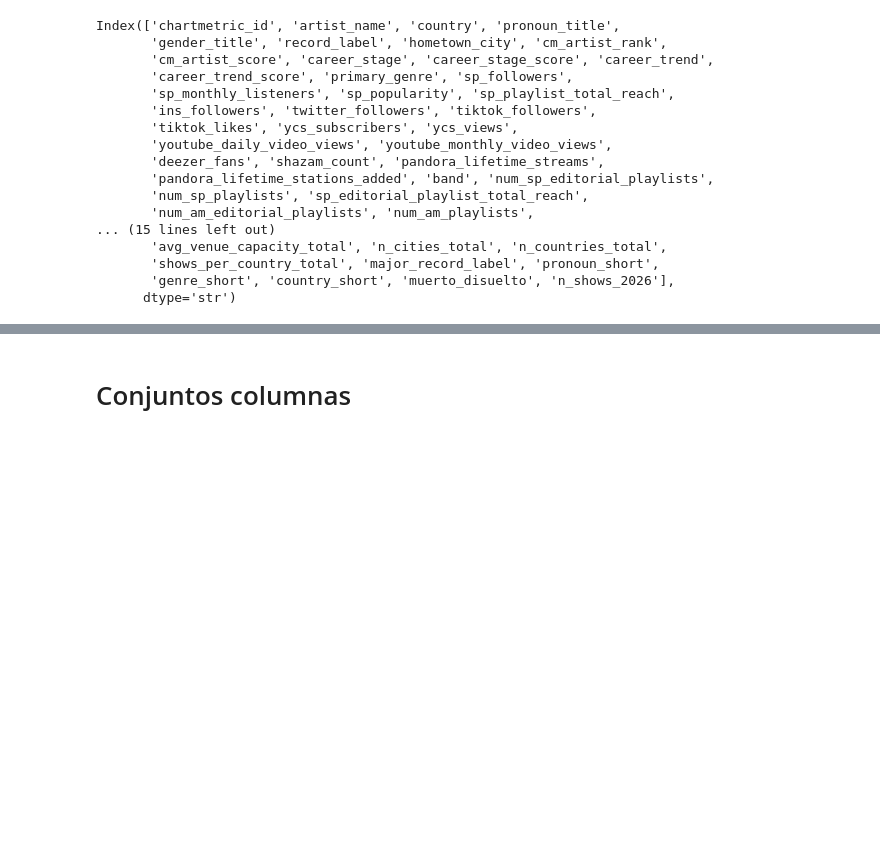
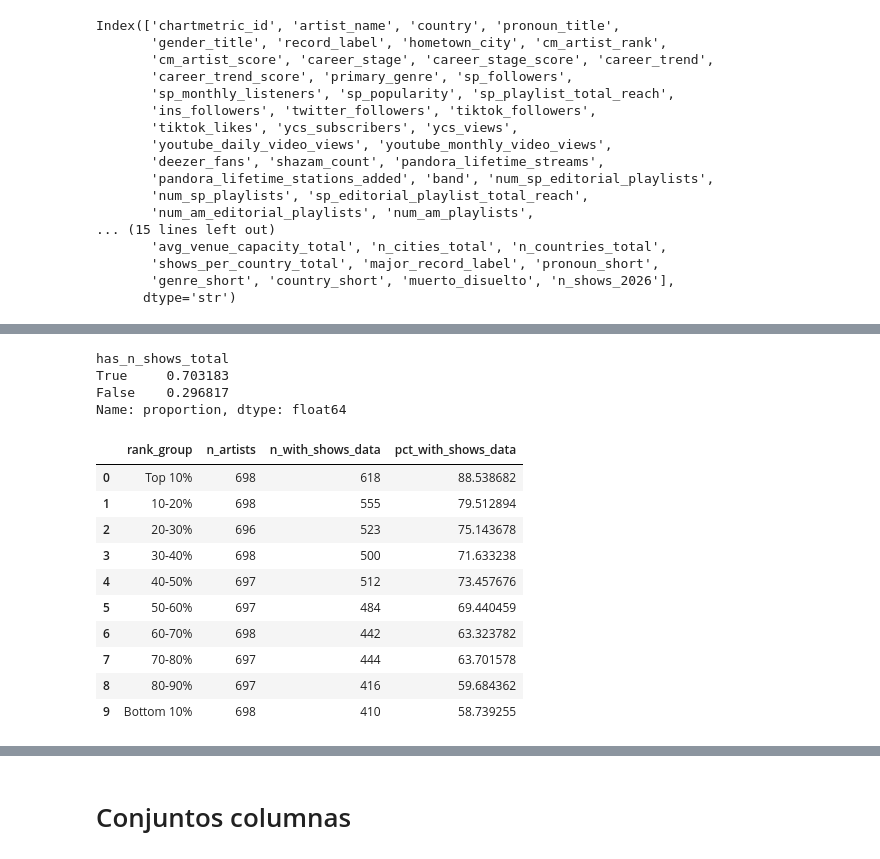
Before and after one commit to SilvanaBContreras/come_together_industria_de_la_musica, a Jupyter notebook: chartmetric_EDA1.ipynb, the cells around one changed output, grey strips where cells are left out. Saved outputs shown, nothing was run; the diff lists cells and outputs as text; code cells hidden in the pictures; blank space fills up the shorter version.

```diff
--- a/chartmetric_EDA1.ipynb
+++ b/chartmetric_EDA1.ipynb
@@ -2397,0 +2477,63 @@ Index(['chartmetric_id', 'artist_name', 'country', 'pronoun_title',
+# %%
+# ============================================================
+# Proporción general de artistas con y sin dato de shows
+# ============================================================
+
+df_rank_live["has_n_shows_total"].value_counts(normalize=True)
+# %% [output]
+has_n_shows_total
+True     0.703183
+False    0.296817
+Name: proportion, dtype: float64
+# %%
+# ============================================================
+# Presencia de datos de shows por tramos de rank
+# ============================================================
+
+df_rank_live["rank_group"] = pd.qcut(
+    df_rank_live["cm_artist_rank"],
+    q=10,
+    labels=[
+        "Top 10%",
+        "10-20%",
+        "20-30%",
+        "30-40%",
+        "40-50%",
+        "50-60%",
+        "60-70%",
+        "70-80%",
+        "80-90%",
+        "Bottom 10%"
+    ]
+)
+
+rank_data_summary = (
+    df_rank_live
+    .groupby("rank_group", observed=True)["has_n_shows_total"]
+    .agg(["count", "sum", "mean"])
+    .reset_index()
+)
+
+rank_data_summary = rank_data_summary.rename(
+    columns={
+        "count": "n_artists",
+        "sum": "n_with_shows_data",
+        "mean": "pct_with_shows_data"
+    }
+)
+
+rank_data_summary["pct_with_shows_data"] = rank_data_summary["pct_with_shows_data"] * 100
+
+rank_data_summary
+# %% [output]
+|  | rank_group | n_artists | n_with_shows_data | pct_with_shows_data |
+| 0 | Top 10% | 698 | 618 | 88.538682 |
+| 1 | 10-20% | 698 | 555 | 79.512894 |
+| 2 | 20-30% | 696 | 523 | 75.143678 |
+| 3 | 30-40% | 698 | 500 | 71.633238 |
+| 4 | 40-50% | 697 | 512 | 73.457676 |
+| 5 | 50-60% | 697 | 484 | 69.440459 |
+| 6 | 60-70% | 698 | 442 | 63.323782 |
+| 7 | 70-80% | 697 | 444 | 63.701578 |
+| 8 | 80-90% | 697 | 416 | 59.684362 |
+| 9 | Bottom 10% | 698 | 410 | 58.739255 |
```
Also changed, not shown: parts of 8 cells of this notebook.
